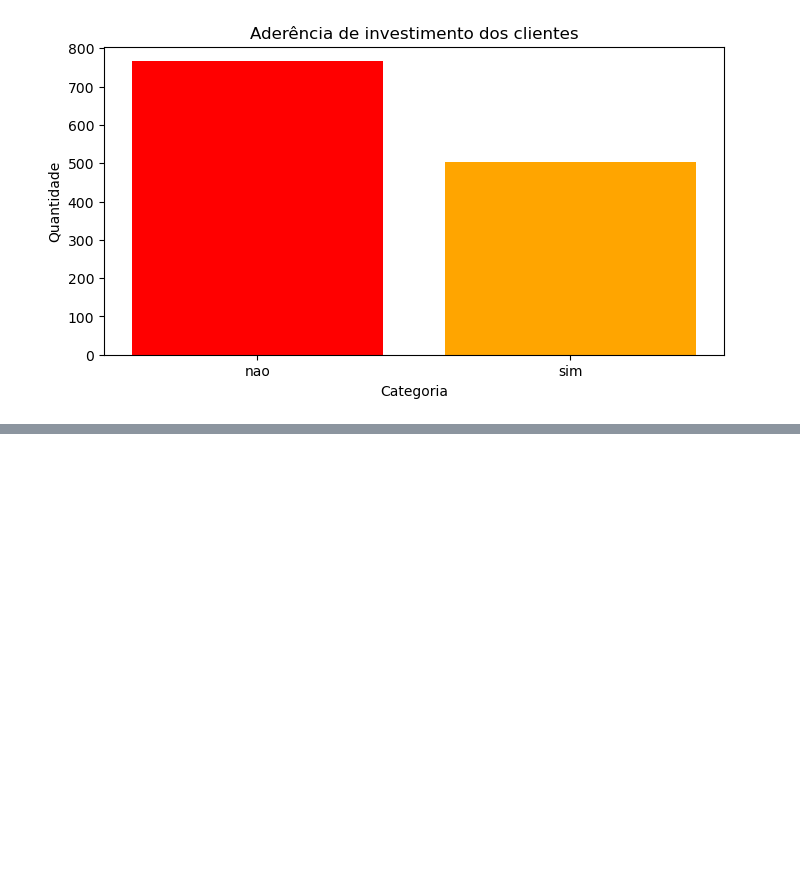
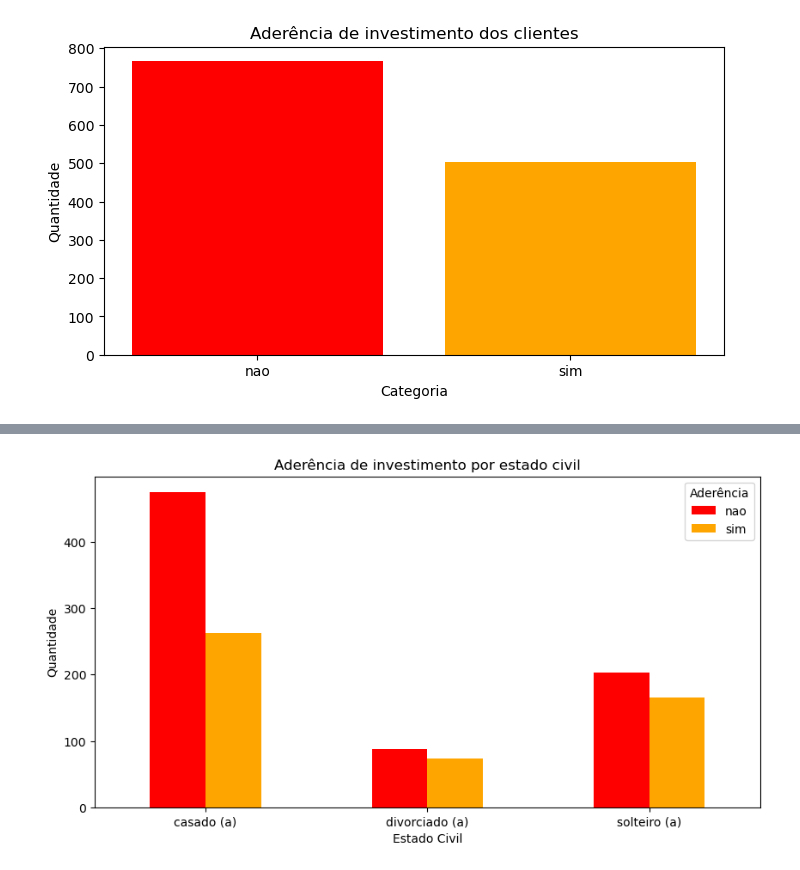
Before and after one commit to emersonsantosgithub/modelo-de-classificacao, a Jupyter notebook: Modelo-de-Classificacao.ipynb, the cells around one changed output, grey strips where cells are left out. Cells and saved outputs as stored; diff of their text form; code cells hidden in the pictures; blank space fills up the shorter version.

```diff
--- a/Modelo-de-Classificacao.ipynb
+++ b/Modelo-de-Classificacao.ipynb
@@ -63,0 +81,13 @@ plt.show()
+# %%
+# Contagem de aderência por estado civil
+qtd_aderencia_civil = (
+    df.groupby(['estado_civil'])['aderencia_investimento']
+      .value_counts()
+      .to_frame()
+      .reset_index()
+)
+
+# Renomear colunas
+qtd_aderencia_civil.columns = ['estado_civil', 'aderencia_investimento', 'quantidade']
+
+qtd_aderencia_civil.head()
@@ -63,0 +101,17 @@ plt.show()
+# %%
+import matplotlib.pyplot as plt
+
+# Pivotar para facilitar o gráfico
+pivot_df = qtd_aderencia_civil.pivot(index='estado_civil', columns='aderencia_investimento', values='quantidade')
+
+# Plot
+pivot_df.plot(kind='bar', figsize=(10,5), color=['red','orange'])
+
+plt.title("Aderência de investimento por estado civil")
+plt.xlabel("Estado Civil")
+plt.ylabel("Quantidade")
+plt.xticks(rotation=0)  # Deixar labels horizontais
+plt.legend(title='Aderência')
+plt.show()
+# %% [output]
+[figure, added]
```
Also changed, not shown: parts of 5 cells of this notebook.
